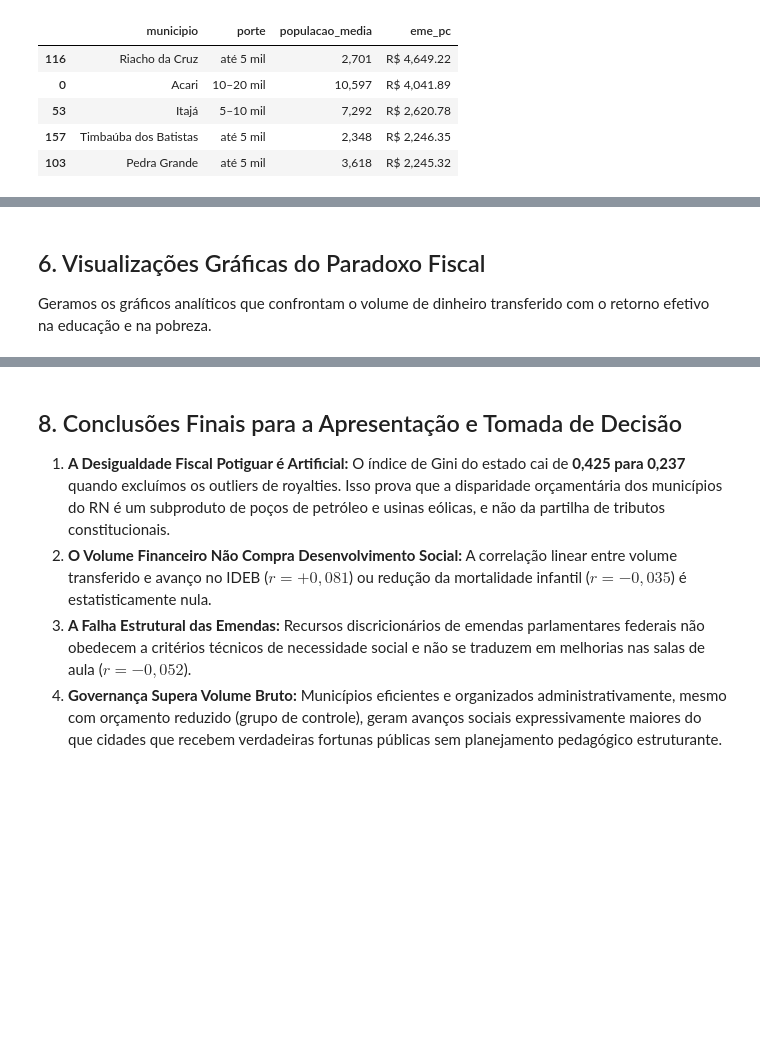
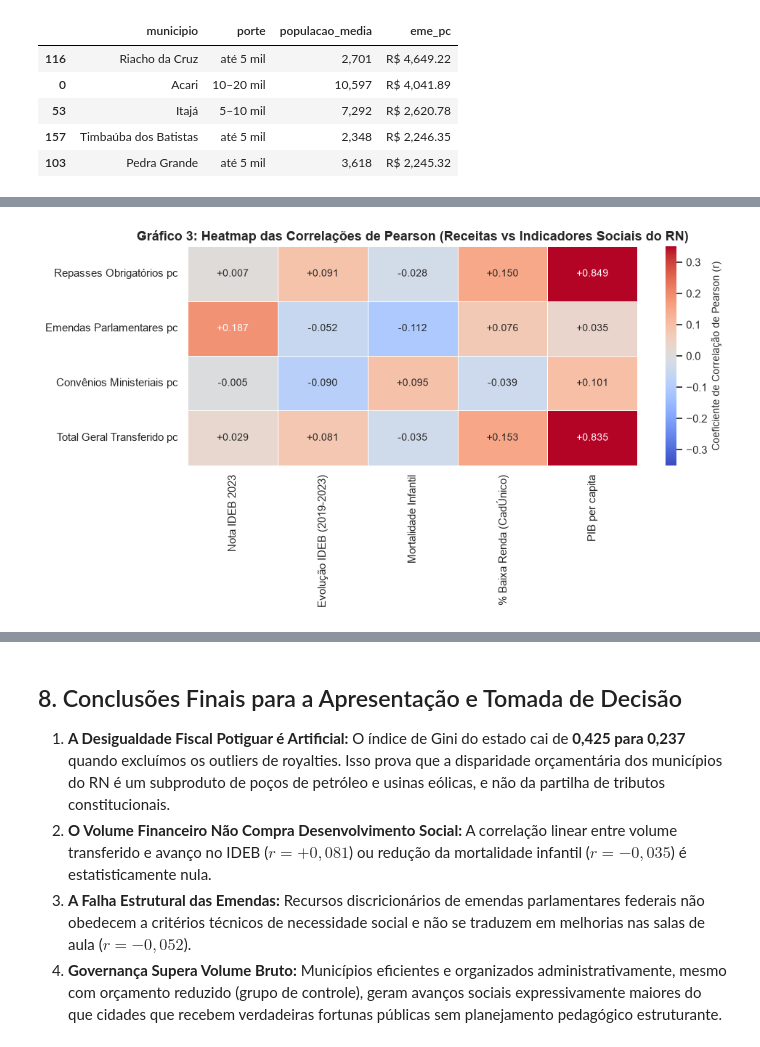
Before and after one commit to Renata-Nascimento/Projeto-U02-CD, a Jupyter notebook: notebooks/08_analise_outliers.ipynb, the cells around one changed output, grey strips where cells are left out. Saved outputs shown, nothing was run; the diff lists cells and outputs as text; code cells hidden in the pictures; blank space fills up the shorter version.

```diff
--- a/notebooks/08_analise_outliers.ipynb
+++ b/notebooks/08_analise_outliers.ipynb
@@ -320,4 +312,19 @@ display(df_correl_soc.style.format({
-# %% [markdown]
-## 6. Visualizações Gráficas do Paradoxo Fiscal
-
-Geramos os gráficos analíticos que confrontam o volume de dinheiro transferido com o retorno efetivo na educação e na pobreza.
+# %%
+# GRÁFICO 3: Heatmap da Matriz de Correlação de Pearson (167 Municípios)
+fig, ax = plt.subplots(figsize=(10, 5.5))
+cols_fluxos = ["c1_rep_pc", "eme_pc", "conv_pc", "c3_total_pc"]
+cols_soc = ["ai_2023", "delta_ideb", "mortalidade_infantil_media", "pct_baixa_renda_media", "pib_pc_medio"]
+nomes_f = ["Repasses Obrigatórios pc", "Emendas Parlamentares pc", "Convênios Ministeriais pc", "Total Geral Transferido pc"]
+nomes_s = ["Nota IDEB 2023", "Evolução IDEB (2019-2023)", "Mortalidade Infantil", "% Baixa Renda (CadÚnico)", "PIB per capita"]
+
+matriz_corr = df_social[cols_fluxos + cols_soc].corr().loc[cols_fluxos, cols_soc]
+matriz_corr.index = nomes_f
+matriz_corr.columns = nomes_s
+
+sns.heatmap(matriz_corr, annot=True, fmt="+.3f", cmap="coolwarm", center=0, vmin=-0.35, vmax=0.35,
+            cbar_kws={"label": "Coeficiente de Correlação de Pearson (r)"}, ax=ax, linewidths=0.5)
+ax.set_title("Gráfico 3: Heatmap das Correlações de Pearson (Receitas vs Indicadores Sociais do RN)", fontsize=13, fontweight="bold")
+plt.tight_layout()
+plt.show()
+# %% [output]
+[figure, added]
```
Also changed, not shown: parts of 20 cells of this notebook.
